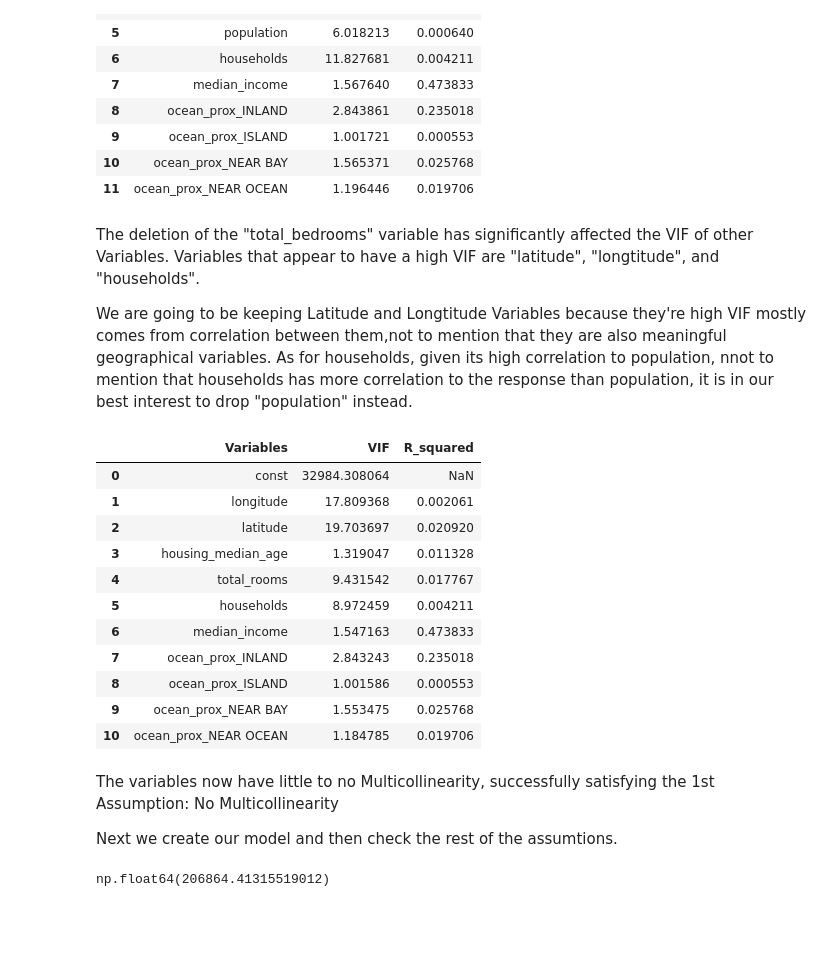
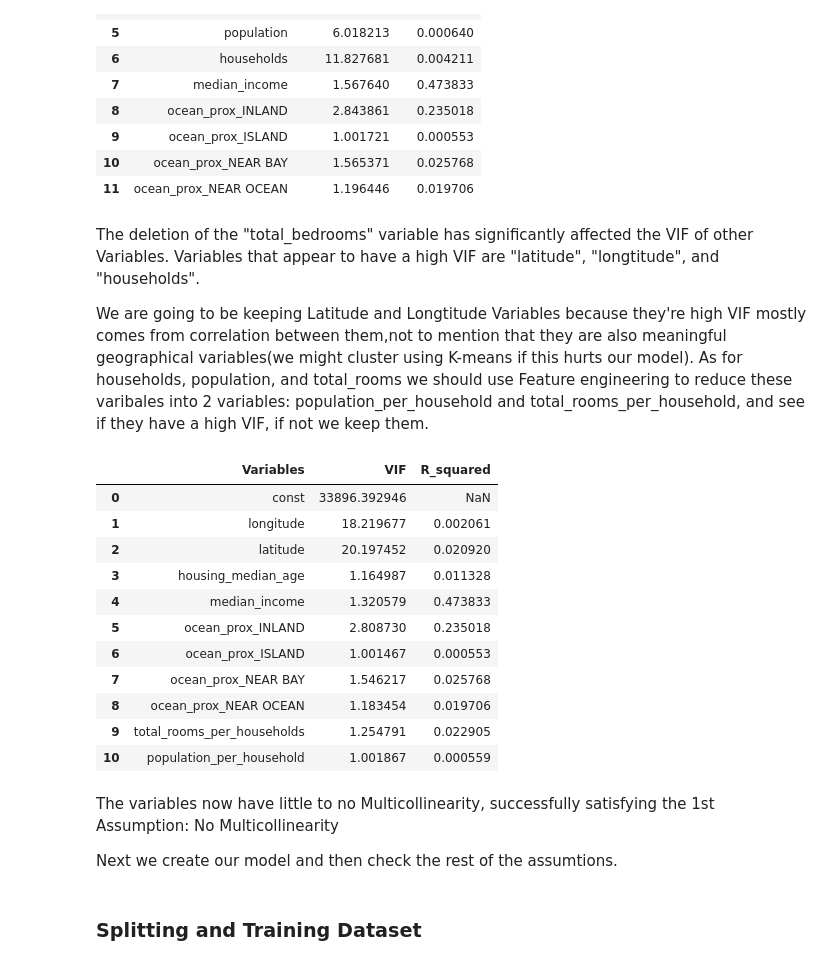
Before and after one commit to MiruSTAT/ML-HousePrices, a Jupyter notebook: Linear-Regression.ipynb, the cells around one changed output. Cells and saved outputs as stored; diff of their text form; code cells hidden in the pictures; blank space fills up the shorter version.

Commit message:
K-means & Feature Engineering

```diff
--- a/Linear-Regression.ipynb
+++ b/Linear-Regression.ipynb
@@ -137,4 +142,4 @@ memory usage: 1.7+ MB
 # %%
-ocean_proximity_dummies = pd.get_dummies(df["ocean_proximity"],"ocean_prox")
+ocean_proximity_dummies = pd.get_dummies(df["ocean_proximity"],"ocean_prox",drop_first=True)
 ocean_proximity_dummies.head()
 # %% [output]
@@ -159,3 +161,0 @@ To prevent Multicollinearity caused by creating dummy variables (so called the "
-# %%
-ocean_proximity_dummies = ocean_proximity_dummies.iloc[:, 1:] #excluded 1st column
-ocean_proximity_dummies.head()
@@ -269,28 +262,29 @@ get_VIF_table(df,"median_house_value")
 # %% [markdown]
 The deletion of the "total_bedrooms" variable has significantly affected the VIF of other Variables. Variables that appear to have a high VIF are "latitude", "longtitude", and "households".
 
-We are going to be keeping Latitude and Longtitude Variables because they're high VIF mostly comes from correlation between them,not to mention that they are also meaningful geographical variables. As for households, given its high correlation to population, nnot to mention that households has more correlation to the response than population, it is in our best interest to drop "population" instead.
+We are going to be keeping Latitude and Longtitude Variables because they're high VIF mostly comes from correlation between them,not to mention that they are also meaningful geographical variables(we might cluster using K-means if this hurts our model). As for households, population, and total_rooms we should use Feature engineering to reduce these varibales into 2 variables: population_per_household and total_rooms_per_household, and see if they have a high VIF, if not we keep them.
 # %%
-df = df.drop(columns=["population"])
+df["total_rooms_per_households"] = df["total_rooms"] / df["households"]
+df["population_per_household"] = df["population"] / df["households"]
+
+df = df.drop(columns=["total_rooms", "households", "population"])
 get_VIF_table(df,"median_house_value")
 # %% [output]
 |  | Variables | VIF | R_squared |
-| 0 | const | 32984.308064 | NaN |
-| 1 | longitude | 17.809368 | 0.002061 |
-| 2 | latitude | 19.703697 | 0.020920 |
-| 3 | housing_median_age | 1.319047 | 0.011328 |
-| 4 | total_rooms | 9.431542 | 0.017767 |
-| 5 | households | 8.972459 | 0.004211 |
-| 6 | median_income | 1.547163 | 0.473833 |
-| 7 | ocean_prox_INLAND | 2.843243 | 0.235018 |
-| 8 | ocean_prox_ISLAND | 1.001586 | 0.000553 |
-| 9 | ocean_prox_NEAR BAY | 1.553475 | 0.025768 |
-| 10 | ocean_prox_NEAR OCEAN | 1.184785 | 0.019706 |
+| 0 | const | 33896.392946 | NaN |
+| 1 | longitude | 18.219677 | 0.002061 |
+| 2 | latitude | 20.197452 | 0.020920 |
+| 3 | housing_median_age | 1.164987 | 0.011328 |
+| 4 | median_income | 1.320579 | 0.473833 |
+| 5 | ocean_prox_INLAND | 2.808730 | 0.235018 |
+| 6 | ocean_prox_ISLAND | 1.001467 | 0.000553 |
+| 7 | ocean_prox_NEAR BAY | 1.546217 | 0.025768 |
+| 8 | ocean_prox_NEAR OCEAN | 1.183454 | 0.019706 |
+| 9 | total_rooms_per_households | 1.254791 | 0.022905 |
+| 10 | population_per_household | 1.001867 | 0.000559 |
 # %% [markdown]
 The variables now have little to no Multicollinearity, successfully satisfying the 1st Assumption: No Multicollinearity
 
 Next we create our model and then check the rest of the assumtions.
-# %%
-df["median_house_value"].mean()
-# %% [output]
-np.float64(206864.41315519012)
+# %% [markdown]
+### **Splitting and Training Dataset**
```
Also changed, not shown: parts of 20 cells of this notebook.
